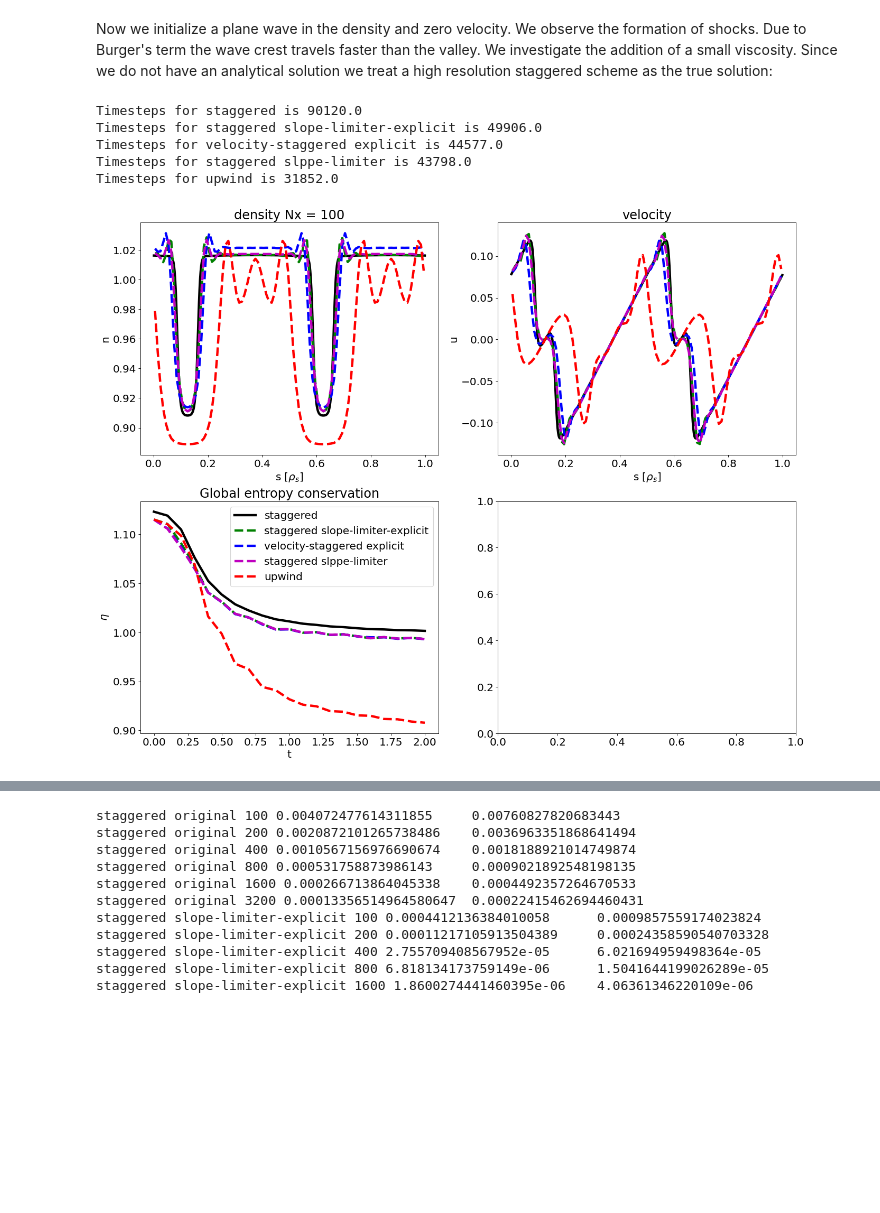
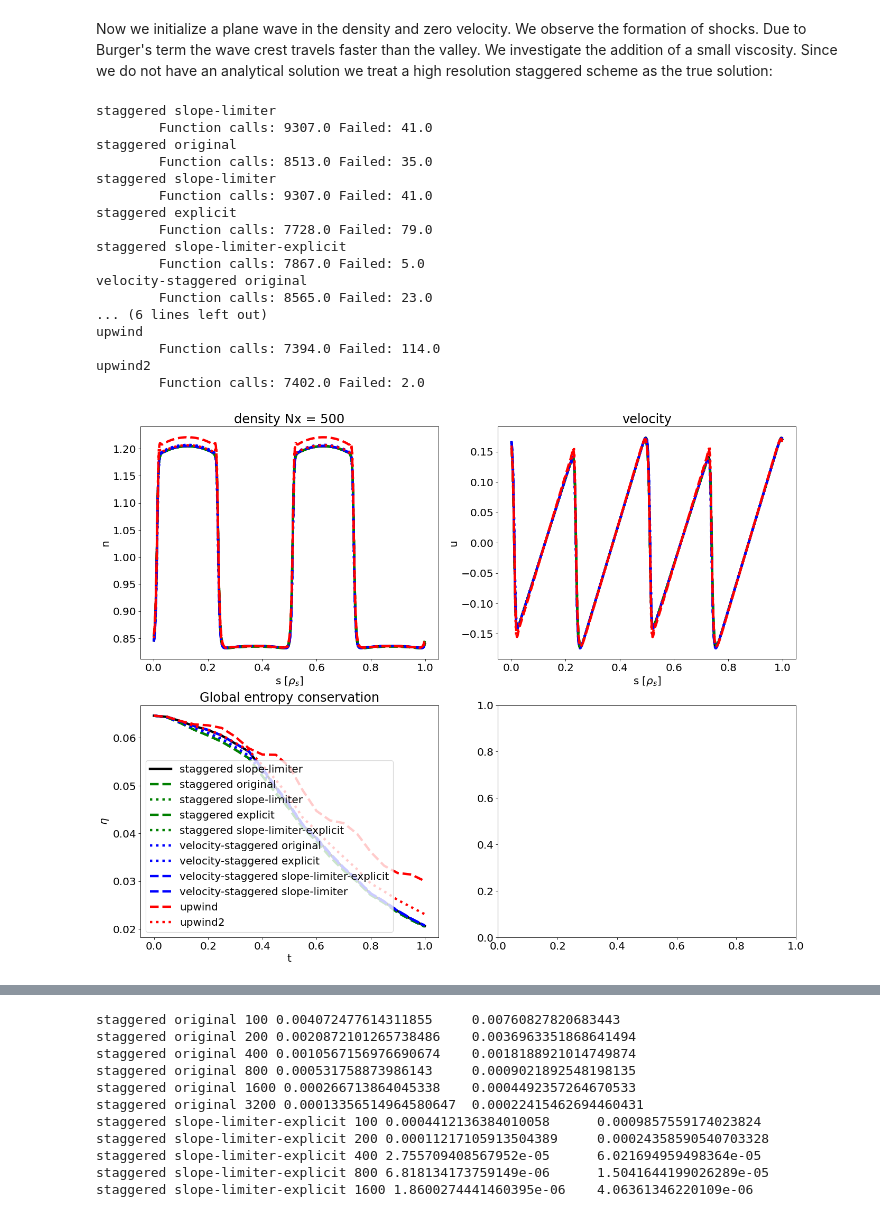
Before and after one commit to mwiesenberger/advection, a Jupyter notebook: OneDimensional.ipynb, the cells around one changed output, grey strips where cells are left out. Drawn from its saved outputs; the diff is of its cells as text; code cells hidden in the pictures; blank space fills up the shorter version.

Commit message:
A few more tests to optimize 1d velocity scheme

```diff
--- a/OneDimensional.ipynb
+++ b/OneDimensional.ipynb
@@ -403,15 +403,14 @@ def plot_navier_stokes( p_list):
         ncin = Dataset( "temp.nc", 'r', format="NETCDF4")
         var = ncin.variables
         last_idx  = var["time"].shape[0]-1
-        nsteps = sum(var["nsteps"][:])
+        nsteps = var["nsteps"][last_idx]
+        nfailed = var["failed"][last_idx]
         error_n = var["density"][:,:] - var["density_ana"][:,:]
         norm_ana_n = np.linalg.norm( var["density_ana"][last_idx,:], ord=1)
         error_u = var["velocity"][:,:] - var["velocity_ana"][:,:]
         norm_ana_u = np.linalg.norm( var["velocity_ana"][last_idx,:], ord=1)
         #norm_ana = np.size( error[last_idx,:])
-        if not norm_ana_n == 0:
-            print( f"L2 Error norm is {np.linalg.norm(error_n[last_idx,:],ord=1)/norm_ana_n}\
-  {np.linalg.norm(error_u[last_idx,:], ord=1)/norm_ana_u}")
+
 
         # Compute entropy
         entropy = 0.5 * var["density"][:,:]*var["velocity"][:,:]**2
@@ -422,7 +421,7 @@ def plot_navier_stokes( p_list):
                                                        ) *var["density"][:,:]**p["physical"]["gamma"]
         x = var["x"][:]
 
-        if not plotted and not norm_ana_n == 0:
+        if not plotted and (norm_ana_n != 0 or norm_ana_u != 0):
             im = ax[0][0].plot(x, var["density_ana"][last_idx,:],
                             color='k', label="analytical", lw=4)
             im = ax[0][1].plot(x, var["velocity_ana"][last_idx,:],
@@ -431,8 +430,11 @@ def plot_navier_stokes( p_list):
         l = f"{p['advection']['type']}"
         if( "variant" in p["advection"].keys() ):
             l = l + f" {p['advection']['variant']}"
-
-        print( f"Timesteps for {l} is {nsteps}")
+        print(l)
+        if norm_ana_n != 0 or norm_ana_u != 0:
+            print( f"\tL2 Error norm is {np.linalg.norm(error_n[last_idx,:],ord=1)/norm_ana_n:.2e}\
+  {np.linalg.norm(error_u[last_idx,:], ord=1)/norm_ana_u:.2e}", end=" ")
+        print( f"\tFunction calls: {nsteps} Failed: {nfailed}")
         im = ax[0][0].plot(x,var["density"][last_idx,:], p["ls"], label=l, lw=4)
         im = ax[0][1].plot(x,var["velocity"][last_idx,:], p["ls"], label=l, lw=4,)
         im = ax[1][0].plot( var["time"][:], np.trapz( entropy[:,:], x, axis = 1), p["ls"], label=l, lw=4)
@@ -455,8 +457,8 @@ As a first example we study the dam break over a dry bed without viscosity
 p_list = []
 for p in [
 #     {"type" : "velocity-staggered", "variant" : "original", "ls" : "b--"},
-    {"type" : "staggered", "variant" : "original", "ls" : "m--"},
-    {"type" : "staggered", "variant" : "slope-limiter", "ls" : "m:"},
+    {"type" : "staggered", "variant" : "original", "ls" : "m:"},
+    {"type" : "staggered", "variant" : "slope-limiter", "ls" : "m--"},
         ] :
     params = make_navier_stokes_input()
     params["grid"]["Nx"]= 500
@@ -567,46 +629,71 @@ Since we do not have an analytical solution we treat a high resolution staggered
 p_list = []
 for p in [
     {"type" : "high_res", "ls" : "k-"},
 #     {"type" : "centered", "ls" : "r:"},
-    {"type" : "staggered", "variant" : "slope-limiter-explicit", "ls" : "g--"},
-    {"type" : "velocity-staggered", "variant" : "explicit", "ls" : "b--" },
-#     {"type" : "velocity-staggered", "variant" : "slope-limiter-explicit", "ls" : "b:"},
-    {"type" : "staggered", "variant" : "slppe-limiter", "ls": "m--"},
-    {"type" : "upwind", "ls" : "r--"}
+    {"type" : "staggered", "variant" : "original", "ls" : "g--"},
+    {"type" : "staggered", "variant" : "slope-limiter", "ls" : "g:"},
+    {"type" : "staggered", "variant" : "explicit", "ls" : "g--"},
+    {"type" : "staggered", "variant" : "slope-limiter-explicit", "ls" : "g:"},
+    {"type" : "velocity-staggered", "variant" : "original", "ls" : "b:"},
+    {"type" : "velocity-staggered", "variant" : "explicit", "ls" : "b:"},
+    {"type" : "velocity-staggered", "variant" : "slope-limiter-explicit", "ls" : "b--"},
+    {"type" : "velocity-staggered", "variant" : "slope-limiter", "ls" : "b--"},
+    {"type" : "upwind", "ls" : "r--"},
+    {"type" : "upwind2", "ls" : "r:"},
          ] :
     params = make_navier_stokes_input()
-    params["grid"]["Nx"]= 100
+    params["grid"]["Nx"]= 500
     params["ls"] = p["ls"]
     if( p["type"] == "high_res") :
         params["grid"]["Nx"] = 500
         p["type"] = "staggered"
+        p["variant"] = "slope-limiter"
     params["init"] = {
         # A sine wave in density with 0 velocity
         "type" : "wave",
         "amp" : 0.5,
         "n_0" : 1,
         "k" : 4*np.pi,
         "x_0" : 0
     }
     params["bc"] = {"density" : "PER", "velocity" : "PER"}
 #     params["physical"]["nu_n"] = 0.002
     params["physical"]["nu_u"] = 1e-3
-    params["output"]["tend"] = 2
+    params["output"]["tend"] = 1.0
     params["timestepper"]["type"] = "ARK"
     params["timestepper"]["tableau"]  = "ARK-4-2-3"
+    if( p["type"] == "upwind" or p["type"] == "upwind2"):
+        params["timestepper"]["type"] = "ERK"
+        params["timestepper"]["tableau"]  = "Bogacki-Shampine-4-2-3"
+    elif( p["variant"] == "explicit" or p["variant"] == "slope-limiter-explicit") :
+        params["timestepper"]["type"] = "ERK"
+        params["timestepper"]["tableau"]  = "Bogacki-Shampine-4-2-3"
     params["physical"] ["alpha"] = 1
+    params["physical"] ["gamma"] = 1
 #     params["timestepper"]["type"] = "ERK"
 #     params["timestepper"]["tableau"]  = "Euler"
     params["advection"] = p
     p_list.append(params)
 plot_navier_stokes(p_list)
 # %% [output]
-Timesteps for staggered is 90120.0
-Timesteps for staggered slope-limiter-explicit is 49906.0
-Timesteps for velocity-staggered explicit is 44577.0
-Timesteps for staggered slppe-limiter is 43798.0
-Timesteps for upwind is 31852.0
+staggered slope-limiter
+        Function calls: 9307.0 Failed: 41.0
+staggered original
+        Function calls: 8513.0 Failed: 35.0
+staggered slope-limiter
+        Function calls: 9307.0 Failed: 41.0
+staggered explicit
+        Function calls: 7728.0 Failed: 79.0
+staggered slope-limiter-explicit
+        Function calls: 7867.0 Failed: 5.0
+velocity-staggered original
+        Function calls: 8565.0 Failed: 23.0
+... (6 lines left out)
+upwind
+        Function calls: 7394.0 Failed: 114.0
+upwind2
+        Function calls: 7402.0 Failed: 2.0
-[figure, old version]
+[figure, new version]
 # %% [markdown]
 We observe that
 - shocks can form due to burgers term (the wave top moves faster than the wave bottom, steepening the front)
```
Also changed, not shown: parts of 12 cells of this notebook, 4 other files.
